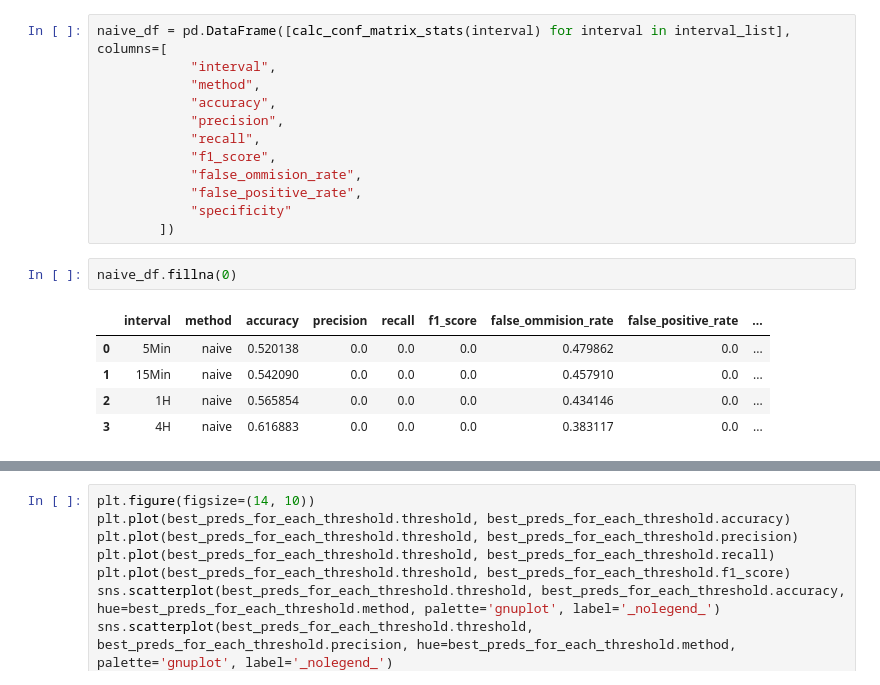
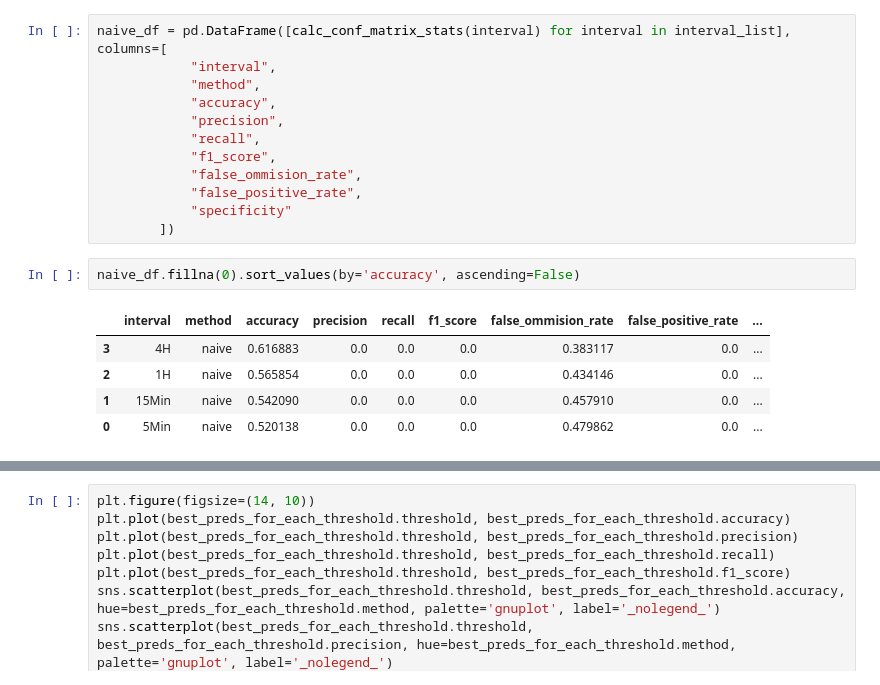
Before and after one commit to jzmujdzin/luna-nlp-paper, a Jupyter notebook: notebooks/threshold_analysis.ipynb, the cells around one changed output, grey strips where cells are left out. Saved outputs shown, nothing was run; the diff lists cells and outputs as text.

```diff
--- a/notebooks/threshold_analysis.ipynb
+++ b/notebooks/threshold_analysis.ipynb
@@ -133,10 +133,10 @@ naive_df = pd.DataFrame([calc_conf_matrix_stats(interval) for interval in interv
             "specificity"
         ])
 # %%
-naive_df.fillna(0)
+naive_df.fillna(0).sort_values(by='accuracy', ascending=False)
 # %% [output]
 |  | interval | method | accuracy | precision | recall | f1_score | false_ommision_rate | false_positive_rate | ... |
+| 3 | 4H | naive | 0.616883 | 0.0 | 0.0 | 0.0 | 0.383117 | 0.0 | ... |
+| 2 | 1H | naive | 0.565854 | 0.0 | 0.0 | 0.0 | 0.434146 | 0.0 | ... |
+| 1 | 15Min | naive | 0.542090 | 0.0 | 0.0 | 0.0 | 0.457910 | 0.0 | ... |
 | 0 | 5Min | naive | 0.520138 | 0.0 | 0.0 | 0.0 | 0.479862 | 0.0 | ... |
-| 1 | 15Min | naive | 0.542090 | 0.0 | 0.0 | 0.0 | 0.457910 | 0.0 | ... |
-| 2 | 1H | naive | 0.565854 | 0.0 | 0.0 | 0.0 | 0.434146 | 0.0 | ... |
-| 3 | 4H | naive | 0.616883 | 0.0 | 0.0 | 0.0 | 0.383117 | 0.0 | ... |
```
Also changed, not shown: parts of 5 cells of this notebook.
